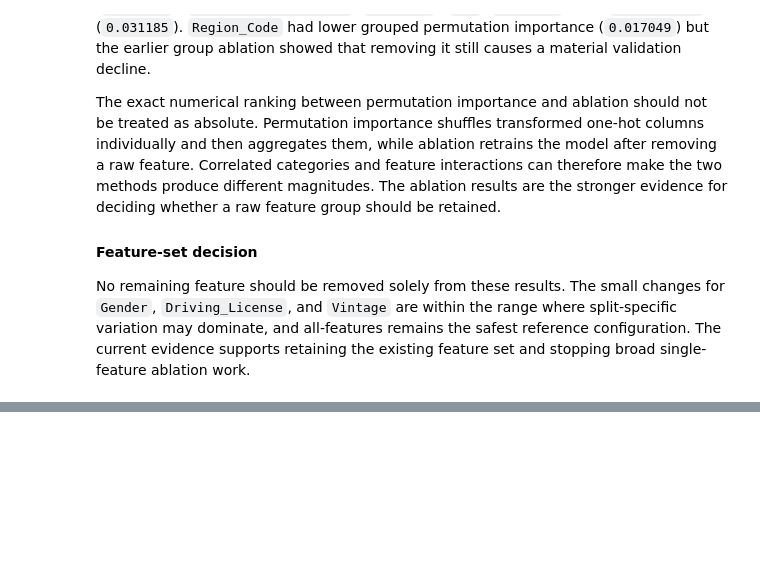
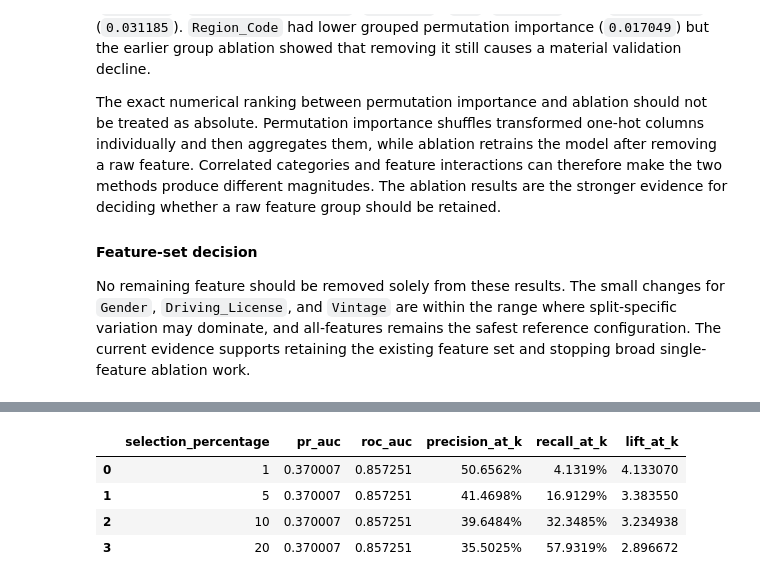
Before and after one commit to Youngboy01/vehicle-Insurance, a Jupyter notebook: notebooks/experimentation_v2.ipynb, the cells around one changed output, grey strips where cells are left out. Cells and saved outputs as stored; diff of their text form; code cells hidden in the pictures; blank space fills up the shorter version.

```diff
--- a/notebooks/experimentation_v2.ipynb
+++ b/notebooks/experimentation_v2.ipynb
@@ -2242,0 +2468,79 @@ No remaining feature should be removed solely from these results. The small chan
+# %%
+import json
+from sklearn.base import clone
+
+selected_lgbm = tuned_models["class_weighted"]
+approved_selection_percentage = 10
+approved_selection_rule = (
+    f"Rank customers by predicted response propensity and select the top {approved_selection_percentage}%"
+)
+
+# This is the MLflow run that produced the currently approved weighted tuning result.
+source_tuning_run_id = "e573ee5423434e6485404a96ca5f5731"
+approved_raw_features = [str(column) for column in X_train.columns]
+approved_transformed_features = [str(column) for column in feature_names]
+approved_model_params = {
+    str(parameter): str(value)
+    for parameter, value in selected_lgbm.get_params().items()
+}
+approved_preprocessor_params = {
+    str(parameter): str(value)
+    for parameter, value in preprocessor.get_params(deep=True).items()
+}
+approved_scale_pos_weight = float(selected_lgbm.get_params()["scale_pos_weight"])
+
+validation_probabilities_for_freeze = selected_lgbm.predict_proba(X_val_processed)[:, 1]
+validation_operating_rows = []
+for selection_percentage in top_k_percentages:
+    validation_operating_rows.append({
+        "selection_percentage": selection_percentage,
+        "pr_auc": float(pr_auc(y_val, validation_probabilities_for_freeze)),
+        "roc_auc": float(roc_auc_score(y_val, validation_probabilities_for_freeze)),
+        "precision_at_k": float(precision_at_k(y_val, validation_probabilities_for_freeze, selection_percentage)),
+        "recall_at_k": float(recall_at_k(y_val, validation_probabilities_for_freeze, selection_percentage)),
+        "lift_at_k": float(Lift_at_k(y_val, validation_probabilities_for_freeze, selection_percentage)),
+    })
+validation_operating_results = pd.DataFrame(validation_operating_rows)
+selected_validation_metrics = (
+    validation_operating_results
+    .loc[validation_operating_results["selection_percentage"] == approved_selection_percentage]
+    .iloc[0]
+)
+
+model_freeze_spec = {
+    "model_family": "LightGBM",
+    "model_variant": "class_weighted",
+    "source_tuning_run_id": source_tuning_run_id,
+    "exact_model_parameters": approved_model_params,
+    "class_weighting": "scale_pos_weight",
+    "scale_pos_weight": approved_scale_pos_weight,
+    "raw_feature_list": approved_raw_features,
+    "transformed_feature_count": len(approved_transformed_features),
+    "preprocessing": "ColumnTransformer from the approved notebook preprocessing flow",
+    "preprocessor_parameters": approved_preprocessor_params,
+    "split_protocol": "stratified 80% train / 10% validation / 10% test, random_state=42",
+    "training_for_final_fit": "train + validation after candidate and operating-point decisions",
+    "operating_capacity_percentage": approved_selection_percentage,
+    "operating_capacity_configurable": True,
+    "ranking_rule": approved_selection_rule,
+    "validation_metrics_at_approved_capacity": {
+        str(metric): float(selected_validation_metrics[metric])
+        for metric in ["pr_auc", "roc_auc", "precision_at_k", "recall_at_k", "lift_at_k"]
+    },
+    "test_evaluation_status": "not_yet_run",
+}
+
+display(validation_operating_results.style.format({
+    "pr_auc": "{:.6f}",
+    "roc_auc": "{:.6f}",
+    "precision_at_k": "{:.4%}",
+    "recall_at_k": "{:.4%}",
+    "lift_at_k": "{:.6f}",
+}))
+print(json.dumps(model_freeze_spec, indent=2))
+# %% [output]
+|  | selection_percentage | pr_auc | roc_auc | precision_at_k | recall_at_k | lift_at_k |
+| 0 | 1 | 0.370007 | 0.857251 | 50.6562% | 4.1319% | 4.133070 |
+| 1 | 5 | 0.370007 | 0.857251 | 41.4698% | 16.9129% | 3.383550 |
+| 2 | 10 | 0.370007 | 0.857251 | 39.6484% | 32.3485% | 3.234938 |
+| 3 | 20 | 0.370007 | 0.857251 | 35.5025% | 57.9319% | 2.896672 |
```
Also changed, not shown: parts of 14 cells of this notebook.
